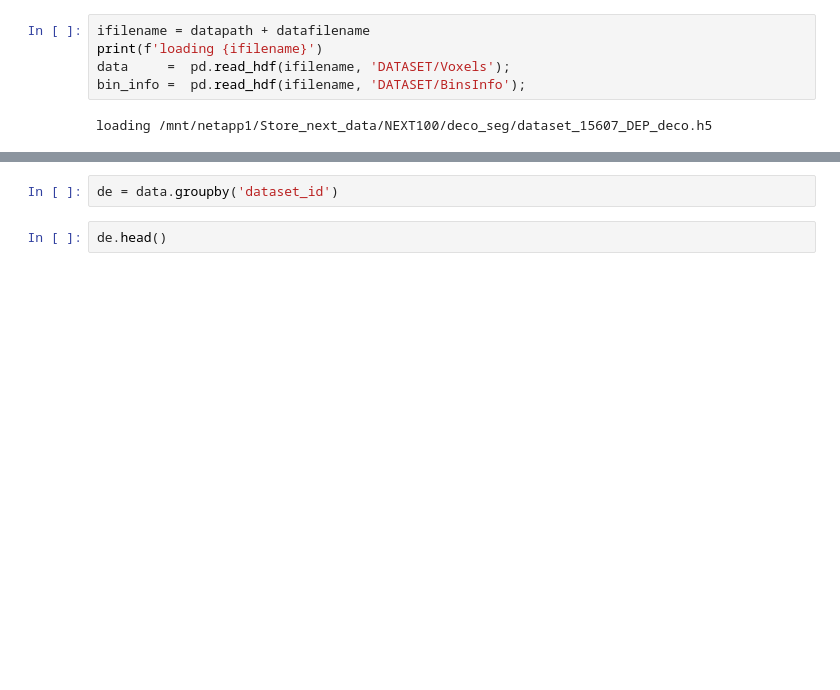
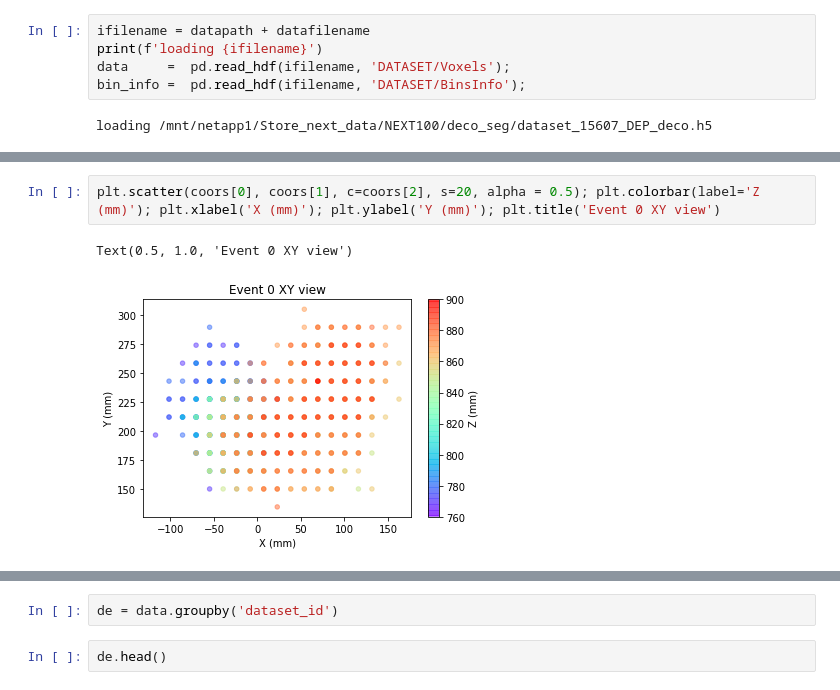
Before and after one commit to jahernando/nextana, a Jupyter notebook: NB/topo/topo_cnn_deconv.ipynb, the cells around one changed output, grey strips where cells are left out. Cells and saved outputs as stored; diff of their text form; blank space fills up the shorter version.

```diff
--- a/NB/topo/topo_cnn_deconv.ipynb
+++ b/NB/topo/topo_cnn_deconv.ipynb
@@ -60,0 +130,5 @@ bin_info
+# %%
+plt.scatter(coors[0], coors[1], c=coors[2], s=20, alpha = 0.5); plt.colorbar(label='Z (mm)'); plt.xlabel('X (mm)'); plt.ylabel('Y (mm)'); plt.title('Event 0 XY view')
+# %% [output]
+Text(0.5, 1.0, 'Event 0 XY view')
+[figure, added]
```
Also changed, not shown: parts of 21 cells of this notebook.
